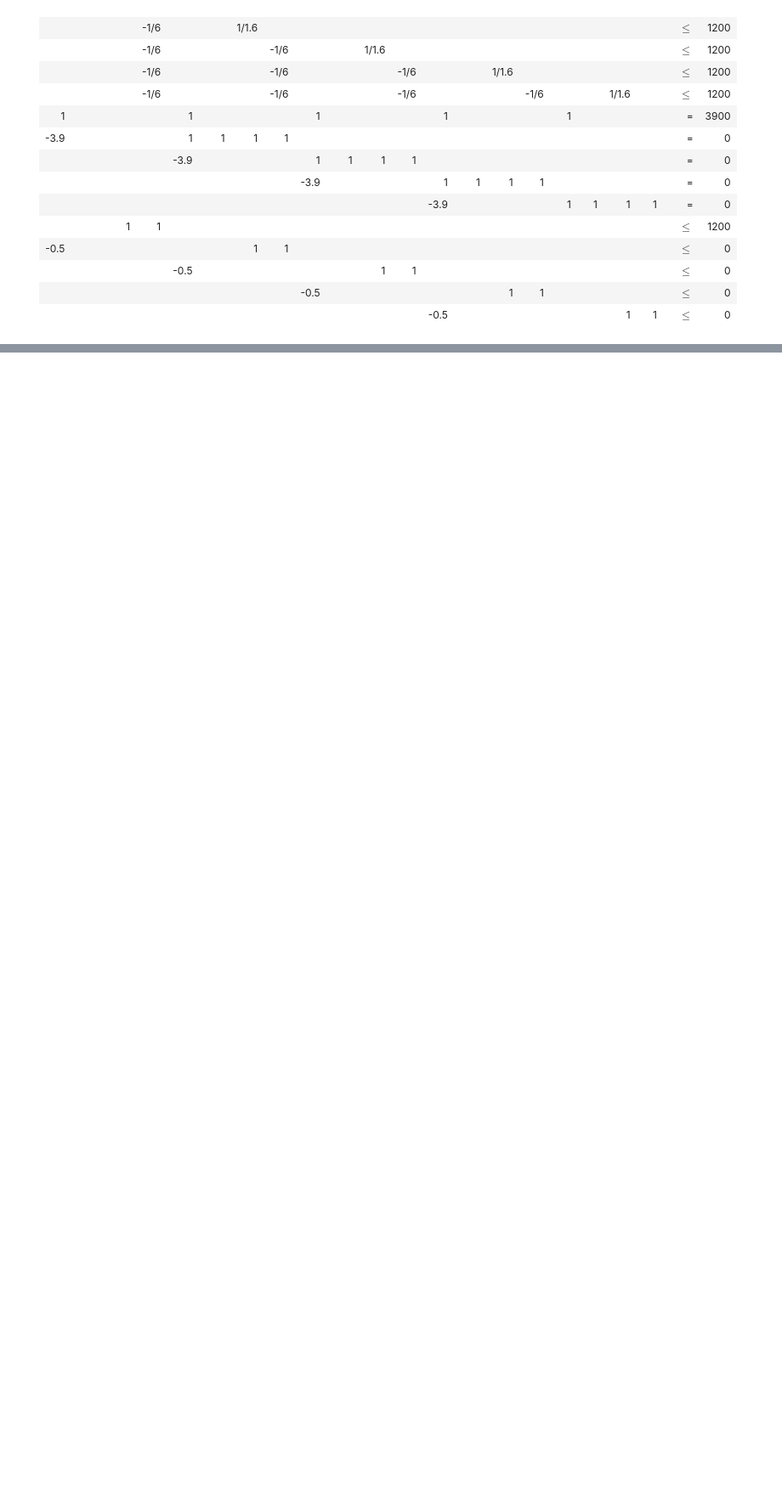
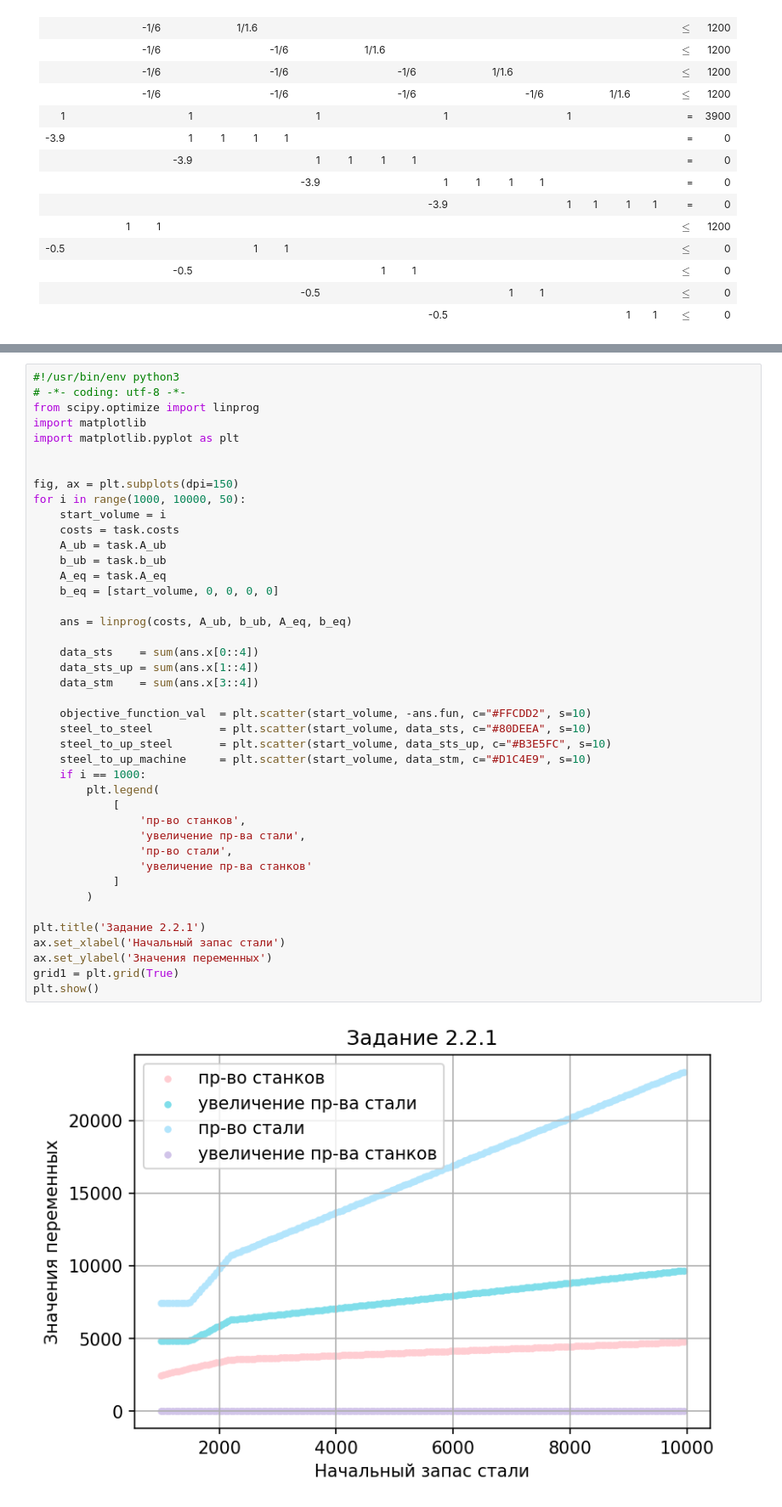
Before and after one commit to ChMcg/tpr-labs, a Jupyter notebook: Task2.ipynb, the cells around one changed output, grey strips where cells are left out. Shown at 85% size. Saved outputs shown, nothing was run; the diff lists cells and outputs as text; blank space fills up the shorter version.

```diff
--- a/Task2.ipynb
+++ b/Task2.ipynb
@@ -299,0 +166,44 @@ plt.show()
+# %%
+#!/usr/bin/env python3
+# -*- coding: utf-8 -*-
+from scipy.optimize import linprog
+import matplotlib
+import matplotlib.pyplot as plt
+
+
+fig, ax = plt.subplots(dpi=150)
+for i in range(1000, 10000, 50):
+	start_volume = i
+	costs = task.costs
+	A_ub = task.A_ub
+	b_ub = task.b_ub
+	A_eq = task.A_eq
+	b_eq = [start_volume, 0, 0, 0, 0]
+
+	ans = linprog(costs, A_ub, b_ub, A_eq, b_eq)
+
+	data_sts 	= sum(ans.x[0::4])
+	data_sts_up	= sum(ans.x[1::4])
+	data_stm	= sum(ans.x[3::4])
+
+	objective_function_val 	= plt.scatter(start_volume, -ans.fun, c="#FFCDD2", s=10)
+	steel_to_steel 			= plt.scatter(start_volume, data_sts, c="#80DEEA", s=10)
+	steel_to_up_steel 		= plt.scatter(start_volume, data_sts_up, c="#B3E5FC", s=10)
+	steel_to_up_machine 	= plt.scatter(start_volume, data_stm, c="#D1C4E9", s=10)
+	if i == 1000:
+		plt.legend(
+			[
+				'пр-во станков',
+				'увеличение пр-ва стали',
+				'пр-во стали',
+				'увеличение пр-ва станков'
+			]
+		)
+
+plt.title('Задание 2.2.1')
+ax.set_xlabel('Начальный запас стали')
+ax.set_ylabel('Значения переменных')
+grid1 = plt.grid(True)
+plt.show()
+# %% [output]
+[figure, added]
```
Also changed, not shown: parts of 6 cells of this notebook.
